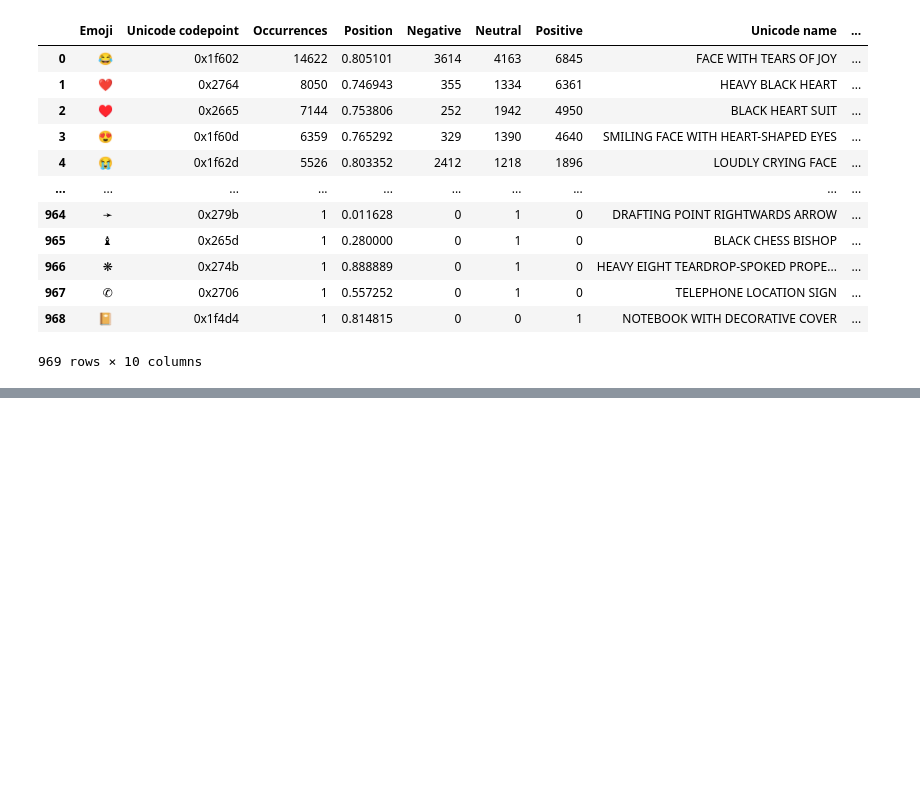
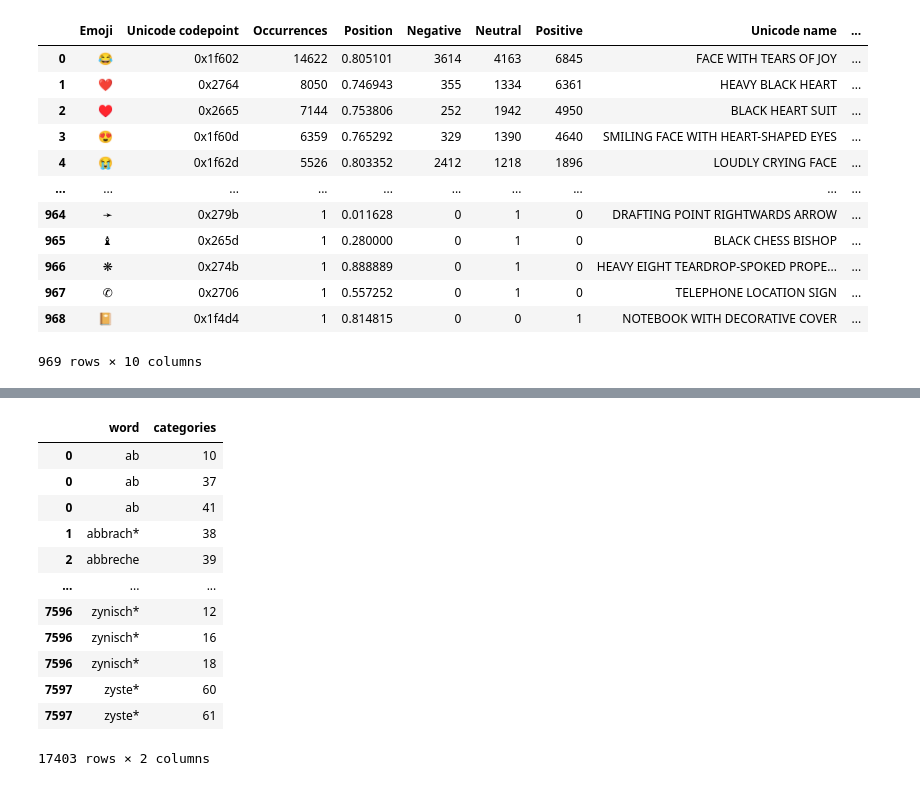
Before and after one commit to krugeremily/DAEGC_Conspiratorial_Actor_Typology, a Jupyter notebook: exploration/Building Code for Linguistic Features.ipynb, the cells around one changed output, grey strips where cells are left out. Drawn from its saved outputs; the diff is of its cells as text; code cells hidden in the pictures; blank space fills up the shorter version.

```diff
--- a/exploration/Building Code for Linguistic Features.ipynb
+++ b/exploration/Building Code for Linguistic Features.ipynb
@@ -192,0 +239,16 @@ emojis
+# %%
+df
+# %% [output]
+|  | word | categories |
+| 0 | ab | 10 |
+| 0 | ab | 37 |
+| 0 | ab | 41 |
+| 1 | abbrach* | 38 |
+| 2 | abbreche | 39 |
+| ... | ... | ... |
+| 7596 | zynisch* | 12 |
+| 7596 | zynisch* | 16 |
+| 7596 | zynisch* | 18 |
+| 7597 | zyste* | 60 |
+| 7597 | zyste* | 61 |
+17403 rows × 2 columns
```
Also changed, not shown: parts of 7 cells of this notebook, 2 other files.
